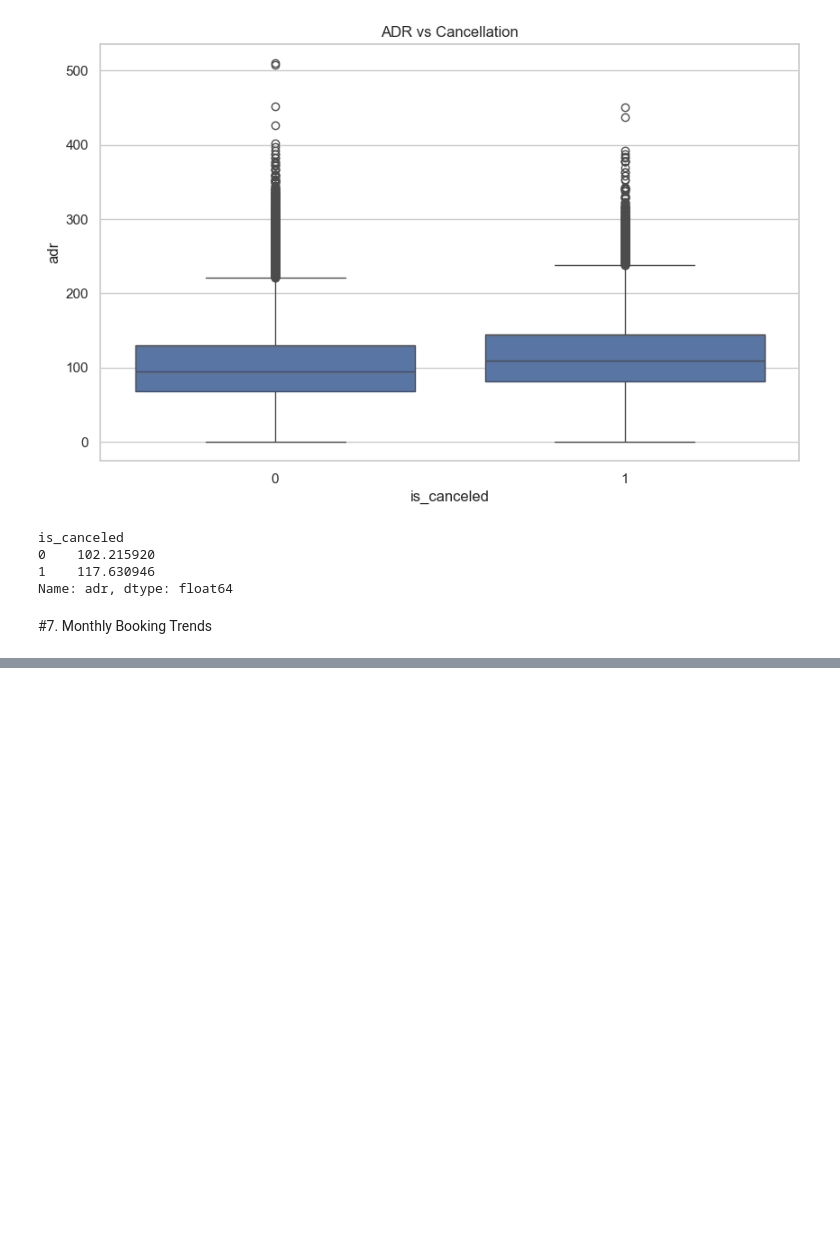
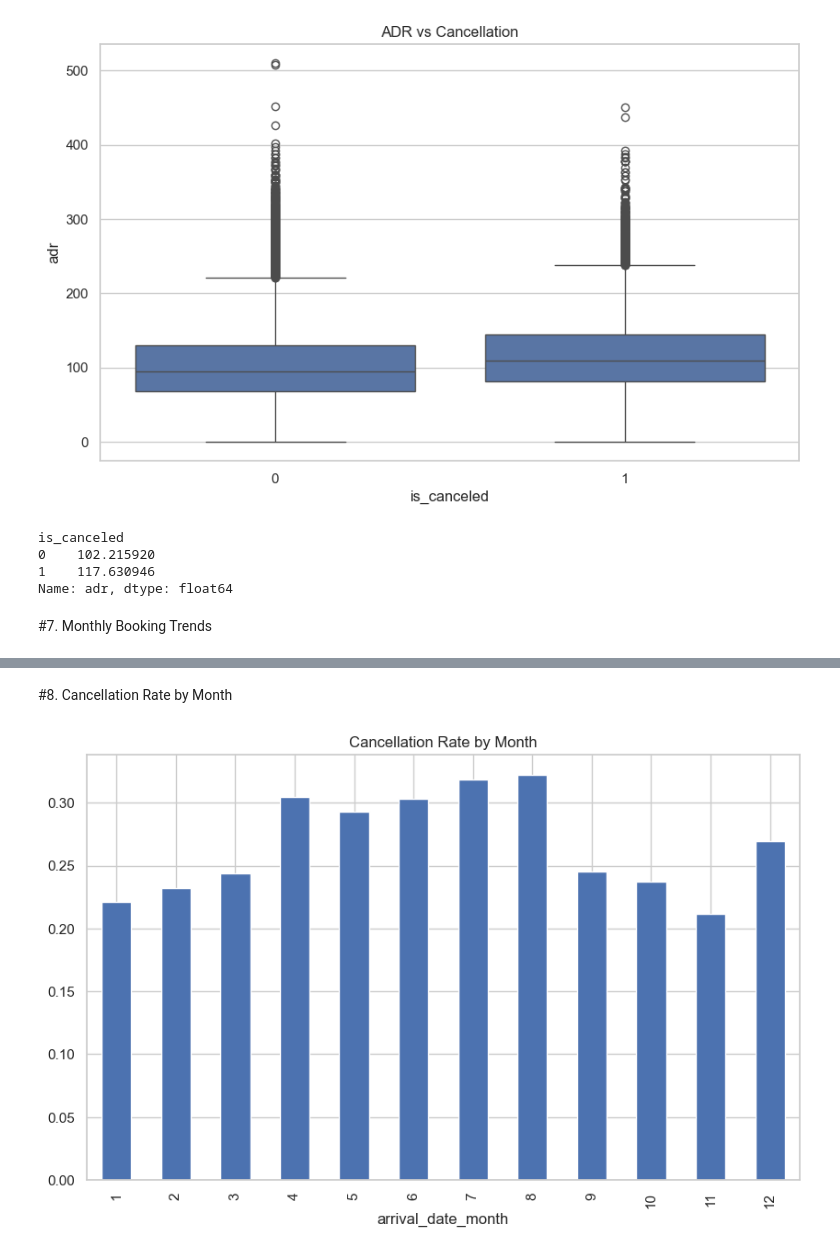
Before and after one commit to Jerolin911/Travel-Tourism-Hospitality-Customer-Retention-Analysis-Dynamic-Pricing, a Jupyter notebook: Project2_EDA.ipynb, the cells around one changed output, grey strips where cells are left out. Drawn from its saved outputs; the diff is of its cells as text; code cells hidden in the pictures; blank space fills up the shorter version.

```diff
--- a/Project2_EDA.ipynb
+++ b/Project2_EDA.ipynb
@@ -125,0 +128,9 @@ plt.show()
+# %% [markdown]
+#8. Cancellation Rate by Month
+# %%
+monthly_cancel = df.groupby('arrival_date_month')['is_canceled'].mean()
+monthly_cancel.plot(kind='bar')
+plt.title("Cancellation Rate by Month")
+plt.show()
+# %% [output]
+[figure, added]
```
Also changed, not shown: parts of 9 cells of this notebook.
